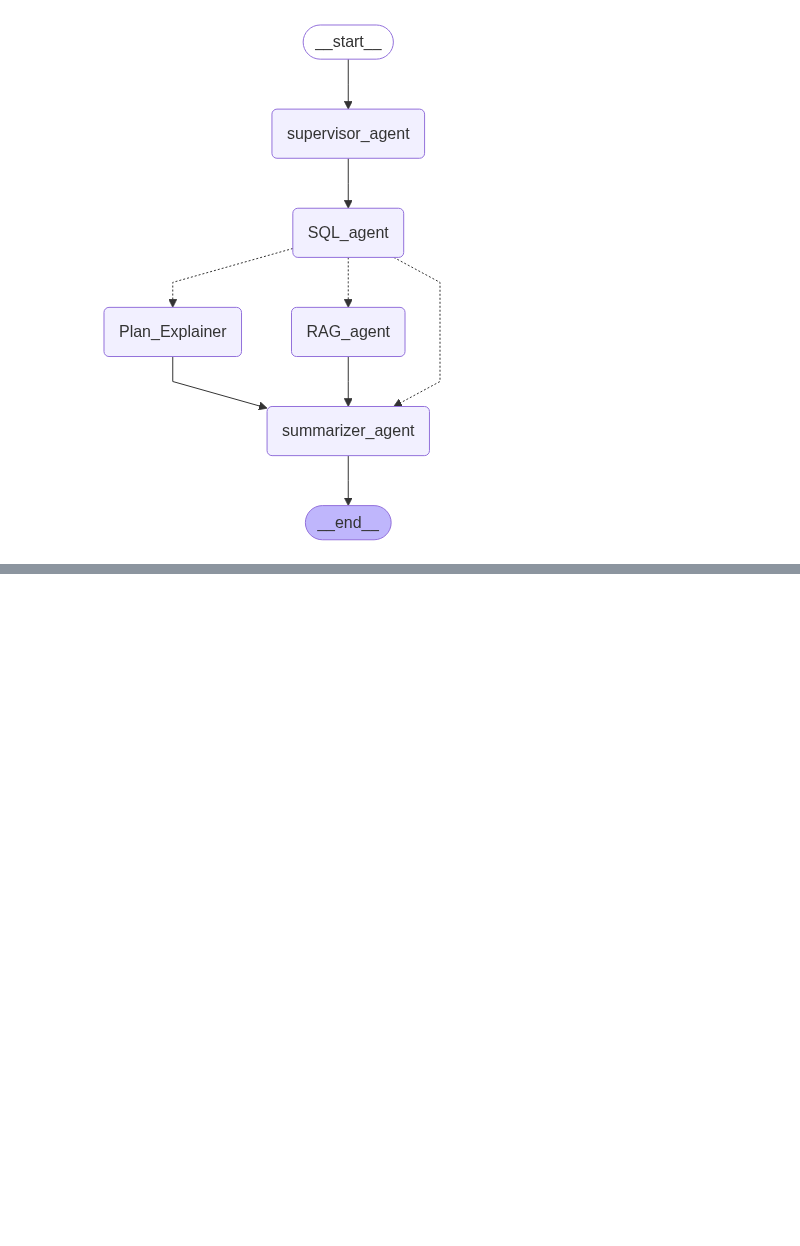
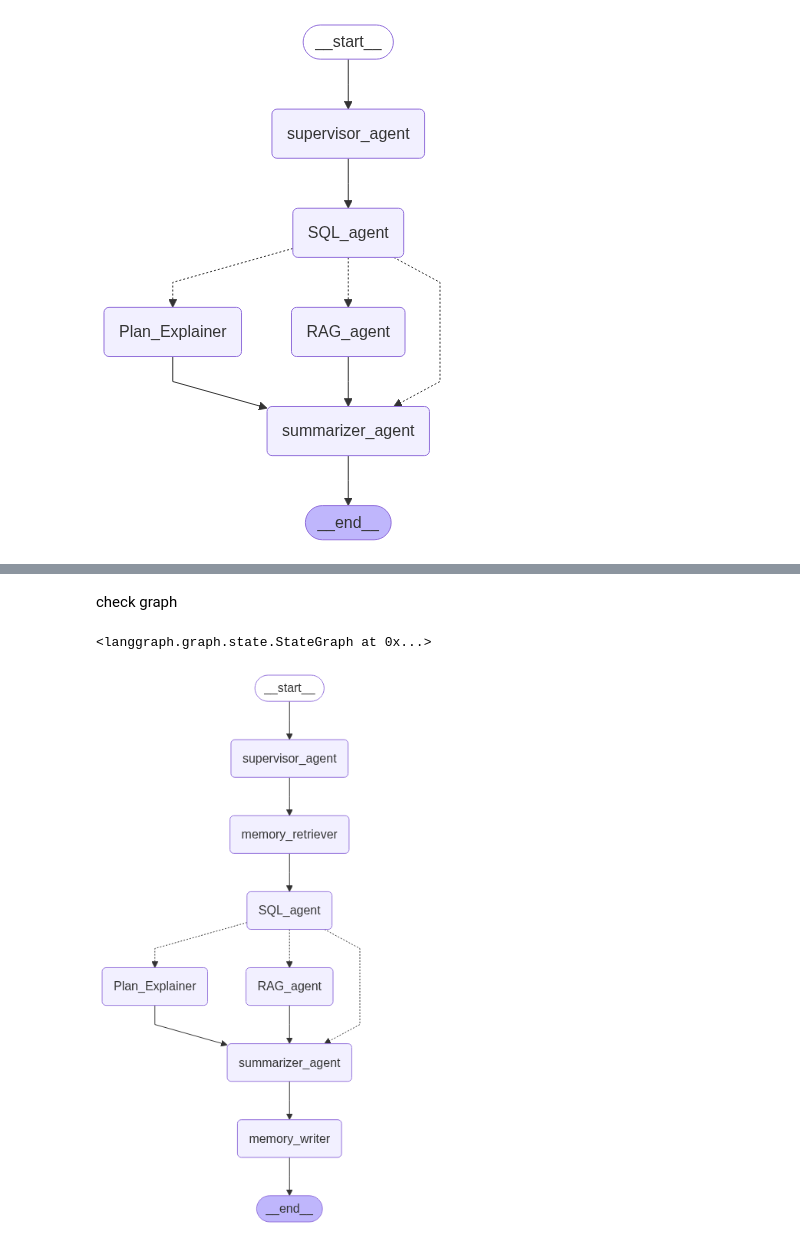
Before and after one commit to srb004/Telecom_Conversation_Agent, a Jupyter notebook: Final Files/Final_Logic - addons.ipynb, the cells around one changed output, grey strips where cells are left out. Saved outputs shown, nothing was run; the diff lists cells and outputs as text; code cells hidden in the pictures; blank space fills up the shorter version.

Commit message:
Memory Approach

```diff
--- a/Final Files/Final_Logic - addons.ipynb
+++ b/Final Files/Final_Logic - addons.ipynb
@@ -774,0 +903,2 @@ Would you like me to help you upgrade or explore other options?
+# %% [markdown]
+check graph
@@ -774,0 +909,45 @@ Would you like me to help you upgrade or explore other options?
+# %%
+from langgraph.graph import StateGraph, END, START
+
+# Define nodes
+memory_graph = StateGraph(AgentState)
+
+memory_graph.add_node("memory_retriever", MemoryRetriever)
+memory_graph.add_node("supervisor_agent", supervisor_node)
+memory_graph.add_node("SQL_agent", SQL_agent)
+memory_graph.add_node("memory_writer", MemoryWriter)
+memory_graph.add_node("RAG_agent", RAG_agent)
+memory_graph.add_node("Plan_Explainer", Plan_Explainer)
+memory_graph.add_node("summarizer_agent", summarizer_agent)
+
+# Define edges
+memory_graph.add_edge(START, "supervisor_agent")
+memory_graph.add_edge("supervisor_agent", "memory_retriever")
+memory_graph.add_edge("memory_retriever", "SQL_agent")
+
+# Conditional edge from SQL agent via Router
+memory_graph.add_conditional_edges(
+    "SQL_agent",
+    Router,
+    {
+        "Plan_Explainer": "Plan_Explainer",
+        "RAG_agent": "RAG_agent",
+        "summarizer_agent": "summarizer_agent"
+    }
+)
+
+# Downstream edges
+memory_graph.add_edge("Plan_Explainer", "summarizer_agent")
+memory_graph.add_edge("RAG_agent", "summarizer_agent")
+memory_graph.add_edge("summarizer_agent", "memory_writer")
+memory_graph.add_edge("memory_writer", END)
+# %% [output]
+<langgraph.graph.state.StateGraph at 0x...>
+# %%
+telecom_app = memory_graph.compile()
+# %%
+from IPython.display import display, Image
+
+display(Image(telecom_app.get_graph().draw_mermaid_png()))
+# %% [output]
+[figure, added]
```
Also changed, not shown: parts of 13 cells of this notebook.
